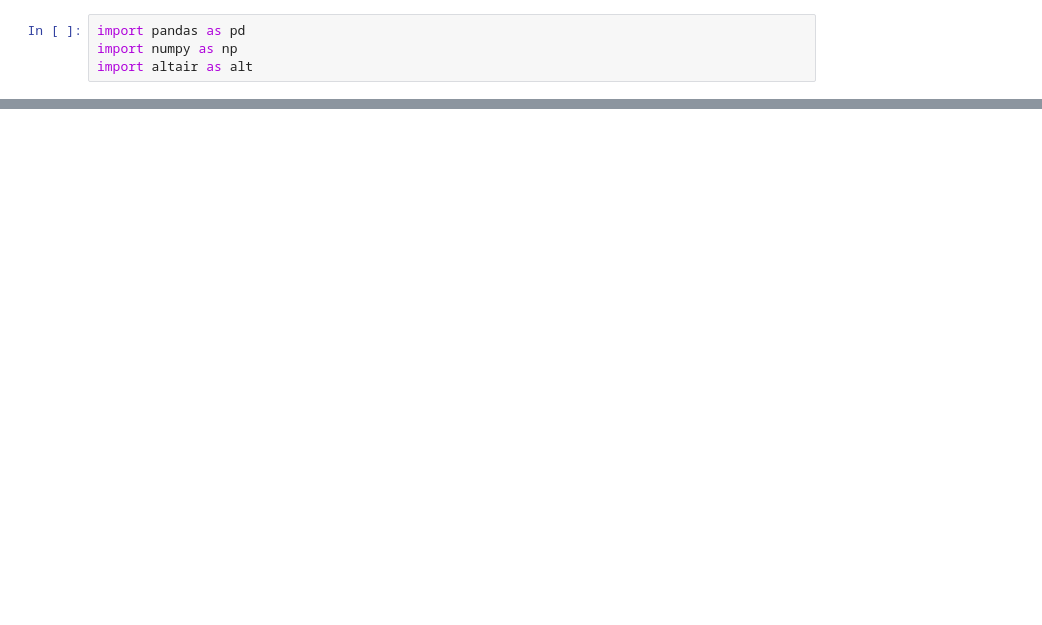
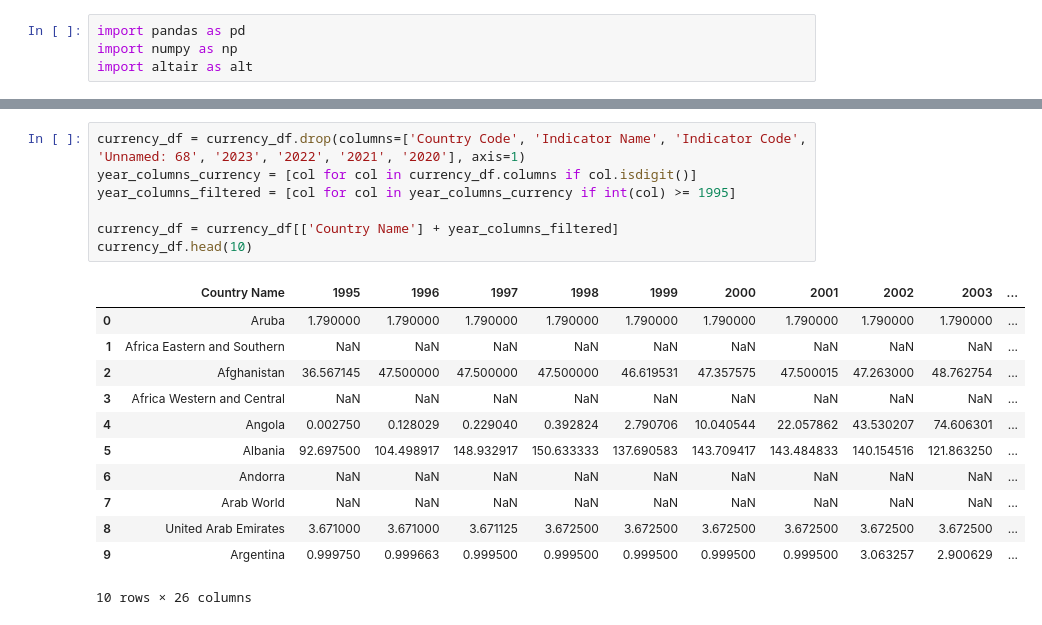
Before and after one commit to scottstossel/datasci-209-final-project, a Jupyter notebook: notebooks/currency_analysis.ipynb, the cells around one changed output, grey strips where cells are left out. Cells and saved outputs as stored; diff of their text form; blank space fills up the shorter version.

```diff
--- a/notebooks/currency_analysis.ipynb
+++ b/notebooks/currency_analysis.ipynb
@@ -45,0 +26,20 @@ currency_df.head()
+# %%
+currency_df = currency_df.drop(columns=['Country Code', 'Indicator Name', 'Indicator Code', 'Unnamed: 68', '2023', '2022', '2021', '2020'], axis=1)
+year_columns_currency = [col for col in currency_df.columns if col.isdigit()]
+year_columns_filtered = [col for col in year_columns_currency if int(col) >= 1995]
+
+currency_df = currency_df[['Country Name'] + year_columns_filtered]
+currency_df.head(10)
+# %% [output]
+|  | Country Name | 1995 | 1996 | 1997 | 1998 | 1999 | 2000 | 2001 | 2002 | 2003 | ... |
+| 0 | Aruba | 1.790000 | 1.790000 | 1.790000 | 1.790000 | 1.790000 | 1.790000 | 1.790000 | 1.790000 | 1.790000 | ... |
+| 1 | Africa Eastern and Southern | NaN | NaN | NaN | NaN | NaN | NaN | NaN | NaN | NaN | ... |
+| 2 | Afghanistan | 36.567145 | 47.500000 | 47.500000 | 47.500000 | 46.619531 | 47.357575 | 47.500015 | 47.263000 | 48.762754 | ... |
+| 3 | Africa Western and Central | NaN | NaN | NaN | NaN | NaN | NaN | NaN | NaN | NaN | ... |
+| 4 | Angola | 0.002750 | 0.128029 | 0.229040 | 0.392824 | 2.790706 | 10.040544 | 22.057862 | 43.530207 | 74.606301 | ... |
+| 5 | Albania | 92.697500 | 104.498917 | 148.932917 | 150.633333 | 137.690583 | 143.709417 | 143.484833 | 140.154516 | 121.863250 | ... |
+| 6 | Andorra | NaN | NaN | NaN | NaN | NaN | NaN | NaN | NaN | NaN | ... |
+| 7 | Arab World | NaN | NaN | NaN | NaN | NaN | NaN | NaN | NaN | NaN | ... |
+| 8 | United Arab Emirates | 3.671000 | 3.671000 | 3.671125 | 3.672500 | 3.672500 | 3.672500 | 3.672500 | 3.672500 | 3.672500 | ... |
+| 9 | Argentina | 0.999750 | 0.999663 | 0.999500 | 0.999500 | 0.999500 | 0.999500 | 0.999500 | 3.063257 | 2.900629 | ... |
+10 rows × 26 columns
```
Also changed, not shown: parts of 15 cells of this notebook.
